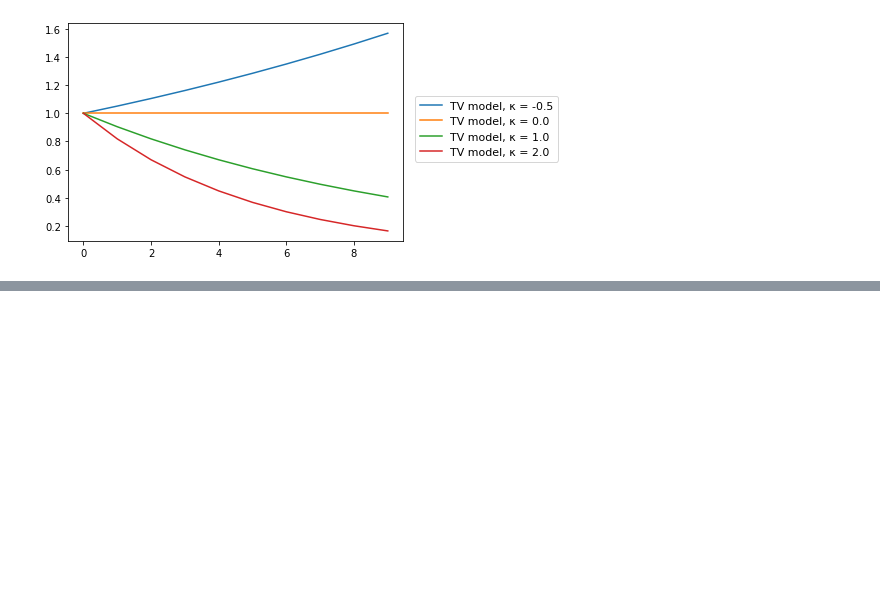
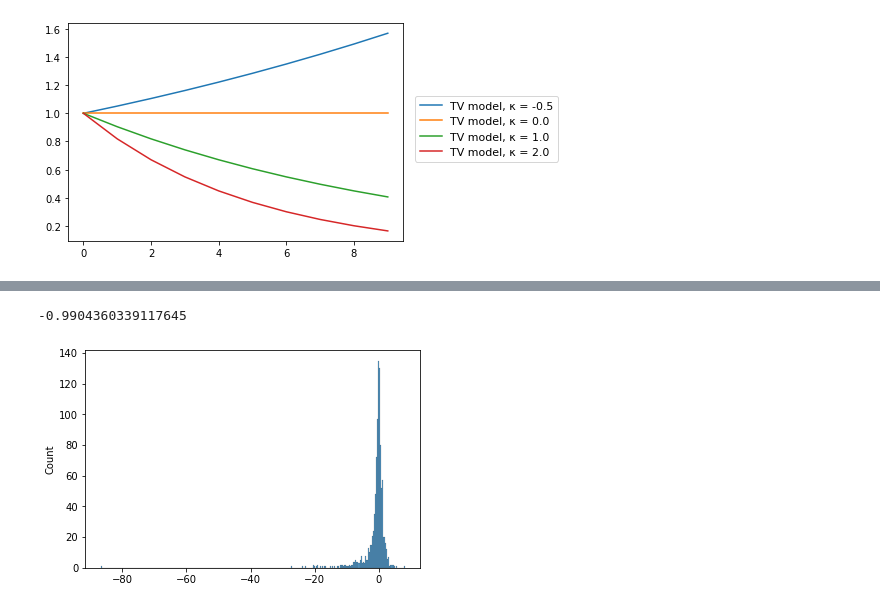
Before and after one commit to JochemvdBosch/Forecast_evaluation, a Jupyter notebook: Analyze_code.ipynb, the cells around one changed output, grey strips where cells are left out. Cells and saved outputs as stored; diff of their text form; code cells hidden in the pictures; blank space fills up the shorter version.

```diff
--- a/Analyze_code.ipynb
+++ b/Analyze_code.ipynb
@@ -366,0 +615,33 @@ ax.legend(bbox_to_anchor=(1.02, 0.69),prop={'size':11},ncol=1)
+# %%
+test_statistics_0 = []
+test_statistics_1 = []
+test_statistics_2 = []
+
+# Global variables that determine the accuracy of the outcome
+MC_iterations = 10
+grid_elements = 3
+iterations_CV = 1000
+c_length = 2
+
+# Global variable to set the significance level
+signi_level = 0.05
+
+# Values for P to loop over
+c_array = np.arange(c_length)
+
+# Initiliaze R
+R_MC = 50
+
+# Adjustable variables
+parallelization = False
+barlett_kernel = True
+
+# Initialize empty array
+rejection_array = np.zeros(c_length)
+
+# Determine the rejection rate of the models given the model and P = 50
+P_MC = 50
+T_MC = P_MC + R_MC
+
+model_type = "TV-TR"
+MonteCarlo_7(R_MC,P_MC,T_MC,1)
@@ -366,0 +684,7 @@ ax.legend(bbox_to_anchor=(1.02, 0.69),prop={'size':11},ncol=1)
+# %%
+result = [x - y for x, y in zip(test_statistics_2,test_statistics_1)]
+sns.histplot(result)
+np.mean(result)
+# %% [output]
+-0.9904360339117645
+[figure, added]
```
Also changed, not shown: parts of 7 cells of this notebook.
